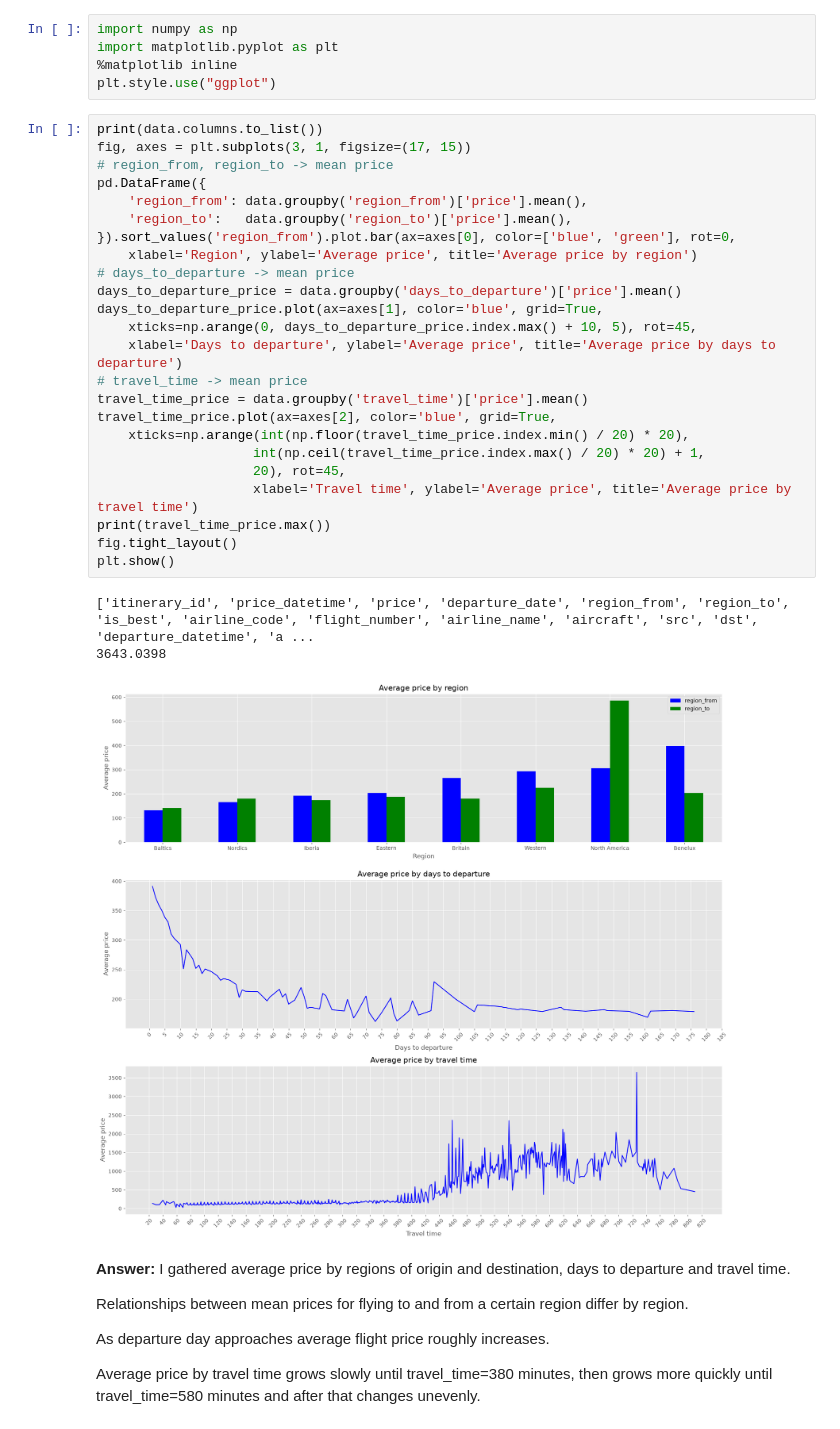
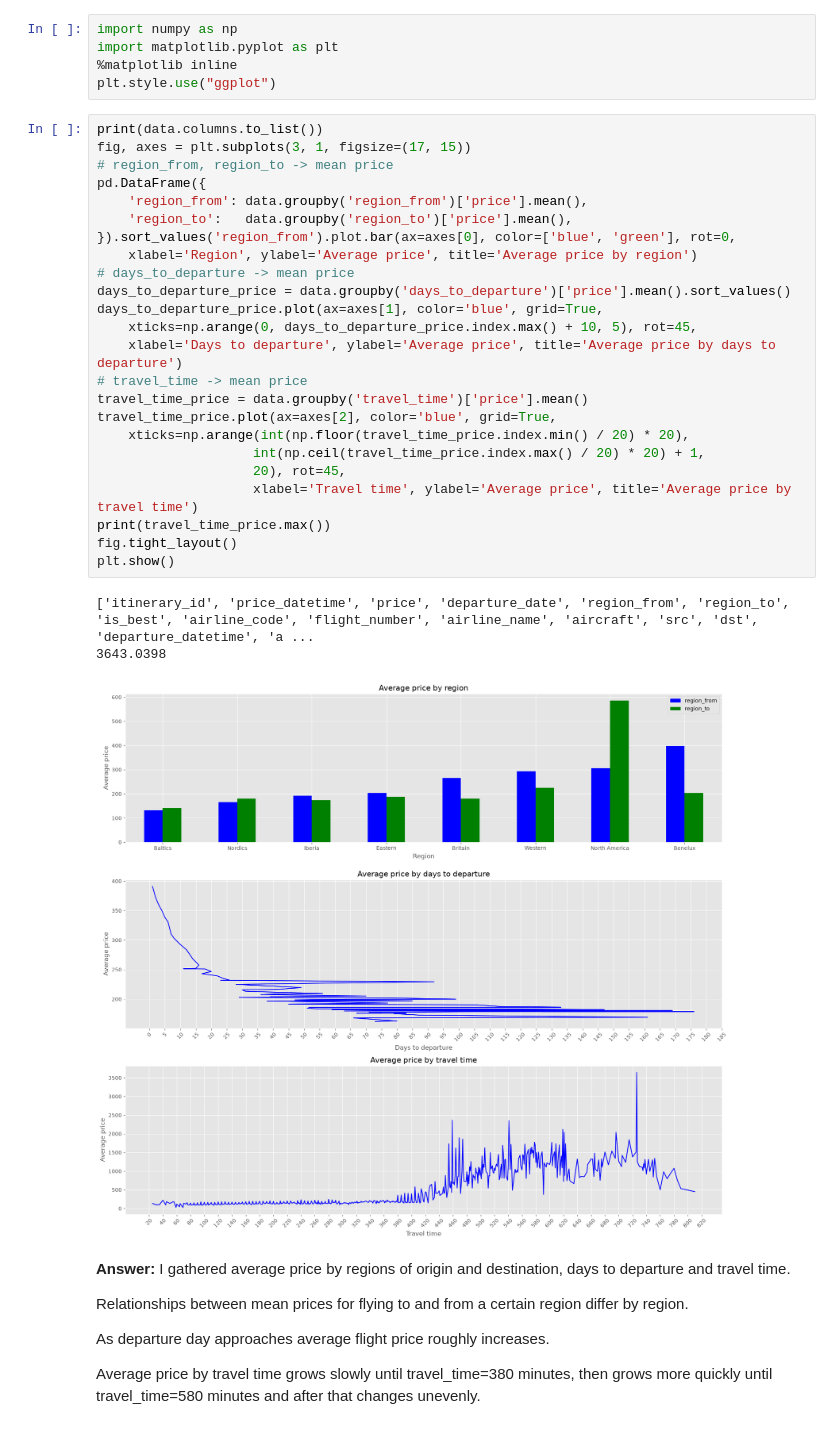
Before and after one commit to NazarZavrinUT/Introduction_to_Data_Science_project, a Jupyter notebook: IDS2026_HW07.ipynb, the cells around one changed output. Drawn from its saved outputs; the diff is of its cells as text.

Commit message:
added data cleaning and correlation charts

```diff
--- a/IDS2026_HW07.ipynb
+++ b/IDS2026_HW07.ipynb
@@ -352,31 +352,31 @@ plt.style.use("ggplot")
 # %%
 print(data.columns.to_list())
 fig, axes = plt.subplots(3, 1, figsize=(17, 15))
 # region_from, region_to -> mean price
 pd.DataFrame({
     'region_from': data.groupby('region_from')['price'].mean(),
     'region_to':   data.groupby('region_to')['price'].mean(),
 }).sort_values('region_from').plot.bar(ax=axes[0], color=['blue', 'green'], rot=0,
     xlabel='Region', ylabel='Average price', title='Average price by region')
 # days_to_departure -> mean price
-days_to_departure_price = data.groupby('days_to_departure')['price'].mean()
+days_to_departure_price = data.groupby('days_to_departure')['price'].mean().sort_values()
 days_to_departure_price.plot(ax=axes[1], color='blue', grid=True,
     xticks=np.arange(0, days_to_departure_price.index.max() + 10, 5), rot=45,
     xlabel='Days to departure', ylabel='Average price', title='Average price by days to departure')
 # travel_time -> mean price
 travel_time_price = data.groupby('travel_time')['price'].mean()
 travel_time_price.plot(ax=axes[2], color='blue', grid=True,
     xticks=np.arange(int(np.floor(travel_time_price.index.min() / 20) * 20),
                     int(np.ceil(travel_time_price.index.max() / 20) * 20) + 1,
                     20), rot=45,
                     xlabel='Travel time', ylabel='Average price', title='Average price by travel time')
 print(travel_time_price.max())
 fig.tight_layout()
 plt.show()
 # %% [output]
 ['itinerary_id', 'price_datetime', 'price', 'departure_date', 'region_from', 'region_to', 'is_best', 'airline_code', 'flight_number', 'airline_name', 'aircraft', 'src', 'dst', 'departure_datetime', 'a ...
 3643.0398
-[figure, old version]
+[figure, new version]
 # %% [markdown]
 **Answer:**
 I gathered average price by regions of origin and destination, days to departure and travel time.
```
Also changed, not shown: parts of 2 cells of this notebook, 2 other files.
